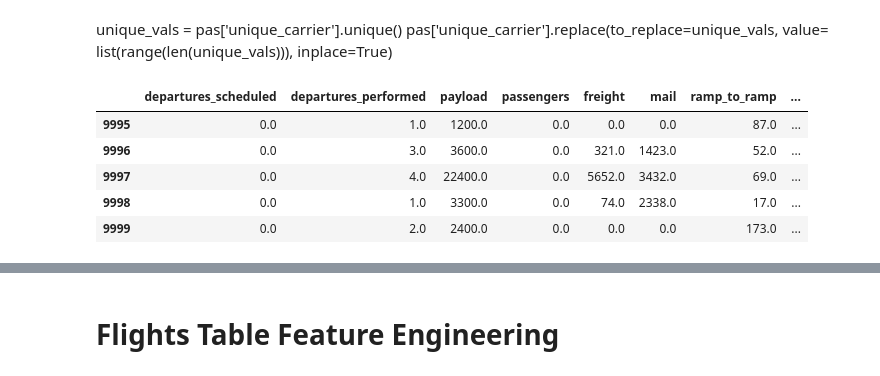
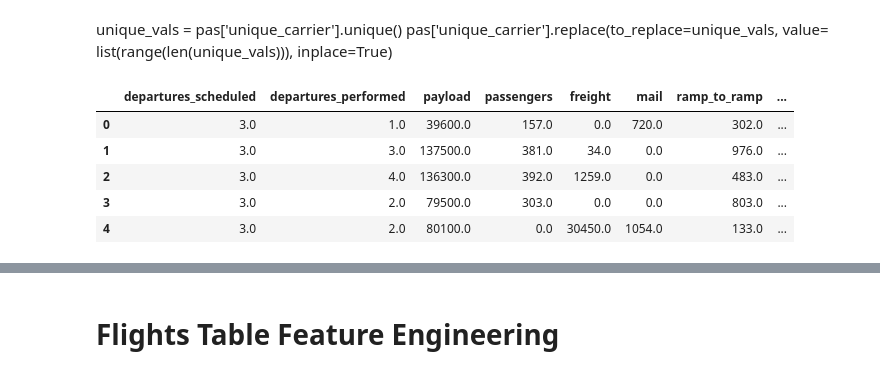
Before and after one commit to Leighson/lighthouse-midterm, a Jupyter notebook: Testing_Ground-George.ipynb, the cells around one changed output, grey strips where cells are left out. Drawn from its saved outputs; the diff is of its cells as text; code cells hidden in the pictures.

```diff
--- a/Testing_Ground-George.ipynb
+++ b/Testing_Ground-George.ipynb
@@ -481,14 +405,14 @@ def replace_with_numeric(df, column):
 # %%
 replace_with_numeric(pas, 'unique_carrier')
 # %%
-pas.tail()
+pas.head()
 # %% [output]
 |  | departures_scheduled | departures_performed | payload | passengers | freight | mail | ramp_to_ramp | ... |
-| 9995 | 0.0 | 1.0 | 1200.0 | 0.0 | 0.0 | 0.0 | 87.0 | ... |
-| 9996 | 0.0 | 3.0 | 3600.0 | 0.0 | 321.0 | 1423.0 | 52.0 | ... |
-| 9997 | 0.0 | 4.0 | 22400.0 | 0.0 | 5652.0 | 3432.0 | 69.0 | ... |
-| 9998 | 0.0 | 1.0 | 3300.0 | 0.0 | 74.0 | 2338.0 | 17.0 | ... |
-| 9999 | 0.0 | 2.0 | 2400.0 | 0.0 | 0.0 | 0.0 | 173.0 | ... |
+| 0 | 3.0 | 1.0 | 39600.0 | 157.0 | 0.0 | 720.0 | 302.0 | ... |
+| 1 | 3.0 | 3.0 | 137500.0 | 381.0 | 34.0 | 0.0 | 976.0 | ... |
+| 2 | 3.0 | 4.0 | 136300.0 | 392.0 | 1259.0 | 0.0 | 483.0 | ... |
+| 3 | 3.0 | 2.0 | 79500.0 | 303.0 | 0.0 | 0.0 | 803.0 | ... |
+| 4 | 3.0 | 2.0 | 80100.0 | 0.0 | 30450.0 | 1054.0 | 133.0 | ... |
 # %%
 pas['unique_carrier'].unique()
 # %% [output]
```
Also changed, not shown: parts of 39 cells of this notebook, 1 other file.
